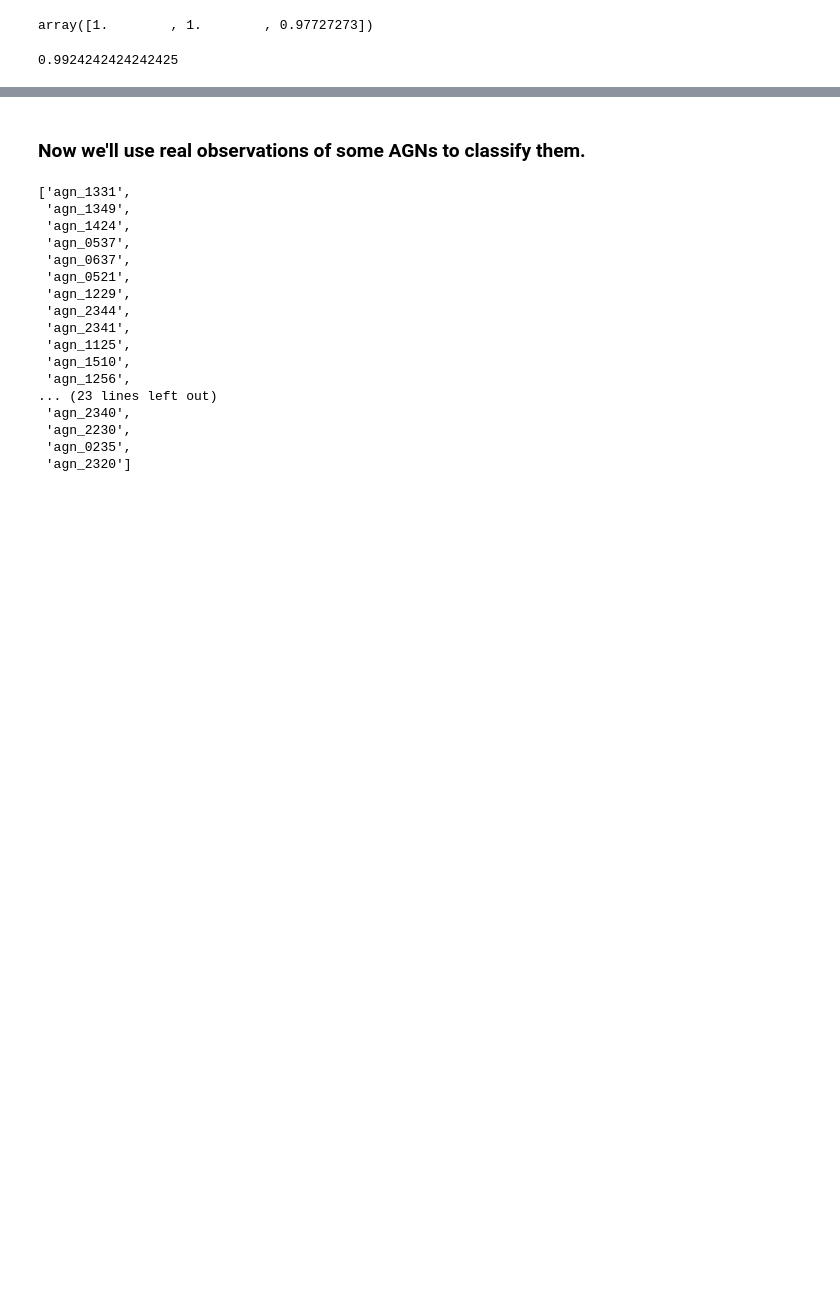
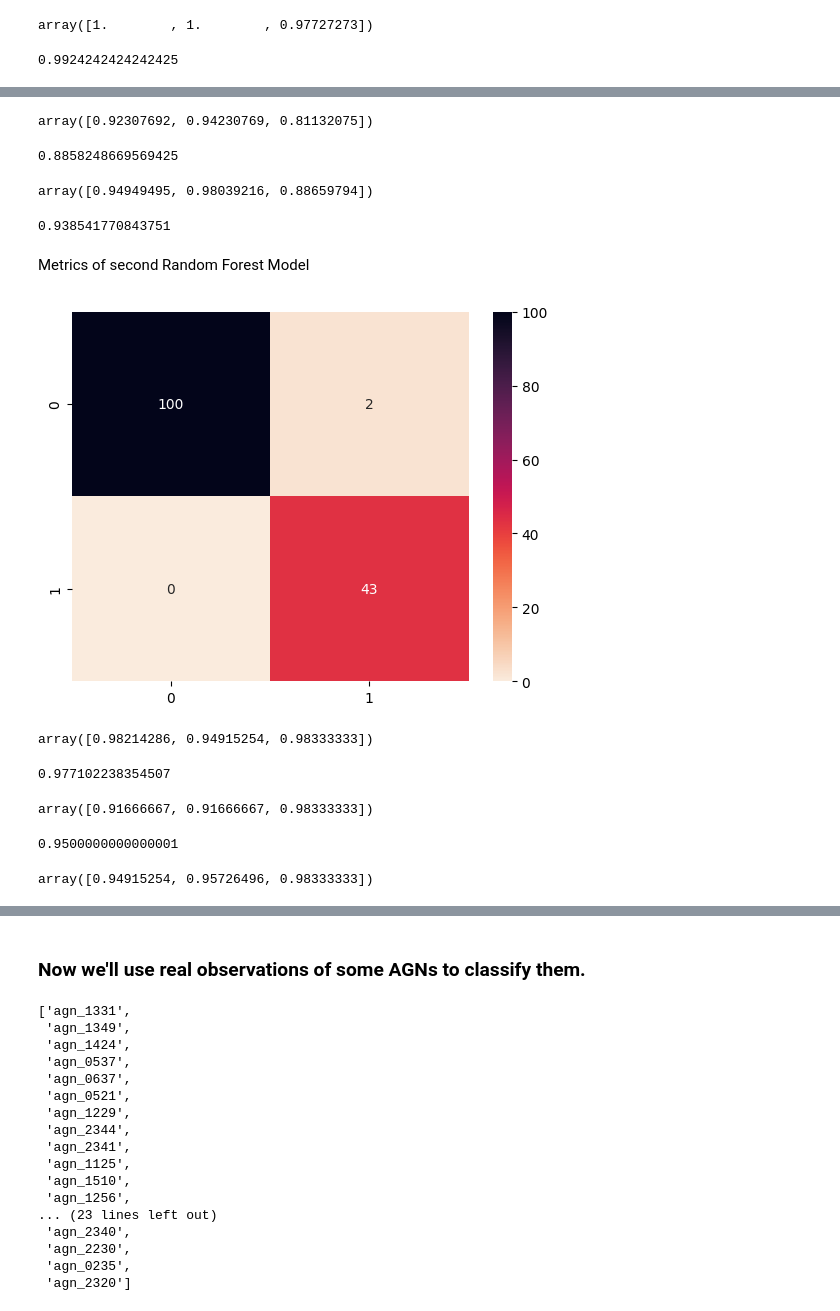
Before and after one commit to manulv96/Tesis, a Jupyter notebook: AGNs_classification.ipynb, the cells around one changed output, grey strips where cells are left out. Drawn from its saved outputs; the diff is of its cells as text; code cells hidden in the pictures; blank space fills up the shorter version.

```diff
--- a/AGNs_classification.ipynb
+++ b/AGNs_classification.ipynb
@@ -572,0 +665,44 @@ sfs.k_feature_names_
+# %%
+cross_val_score(rf_classifier,X_train,y_train,cv=3,scoring='recall')
+# %% [output]
+array([0.92307692, 0.94230769, 0.81132075])
+# %%
+cross_val_score(rf_classifier,X_train,y_train,cv=3,scoring='recall').mean()
+# %% [output]
+0.8858248669569425
+# %%
+cross_val_score(rf_classifier,X_train,y_train,cv=3,scoring='f1')
+# %% [output]
+array([0.94949495, 0.98039216, 0.88659794])
+# %%
+cross_val_score(rf_classifier,X_train,y_train,cv=3,scoring='f1').mean()
+# %% [output]
+0.938541770843751
+# %% [markdown]
+Metrics of second Random Forest Model
+# %%
+mc=confusion_matrix(y1_pred,y1_test)
+mc_norm = mc / np.linalg.norm(mc, axis=1, keepdims=True)
+sns.heatmap(pd.DataFrame(mc), cmap=sns.cm.rocket_r, annot=True, fmt='.5g');
+# %% [output]
+[figure, added]
+# %%
+cross_val_score(rf_classifier1,X1_train,y1_train,cv=3,scoring='precision')
+# %% [output]
+array([0.98214286, 0.94915254, 0.98333333])
+# %%
+cross_val_score(rf_classifier1,X1_train,y1_train,cv=3,scoring='precision').mean()
+# %% [output]
+0.977102238354507
+# %%
+cross_val_score(rf_classifier1,X1_train,y1_train,cv=3,scoring='recall')
+# %% [output]
+array([0.91666667, 0.91666667, 0.98333333])
+# %%
+cross_val_score(rf_classifier1,X1_train,y1_train,cv=3,scoring='recall').mean()
+# %% [output]
+0.9500000000000001
+# %%
+cross_val_score(rf_classifier1,X1_train,y1_train,cv=3,scoring='f1')
+# %% [output]
+array([0.94915254, 0.95726496, 0.98333333])
```
Also changed, not shown: parts of 36 cells of this notebook.
